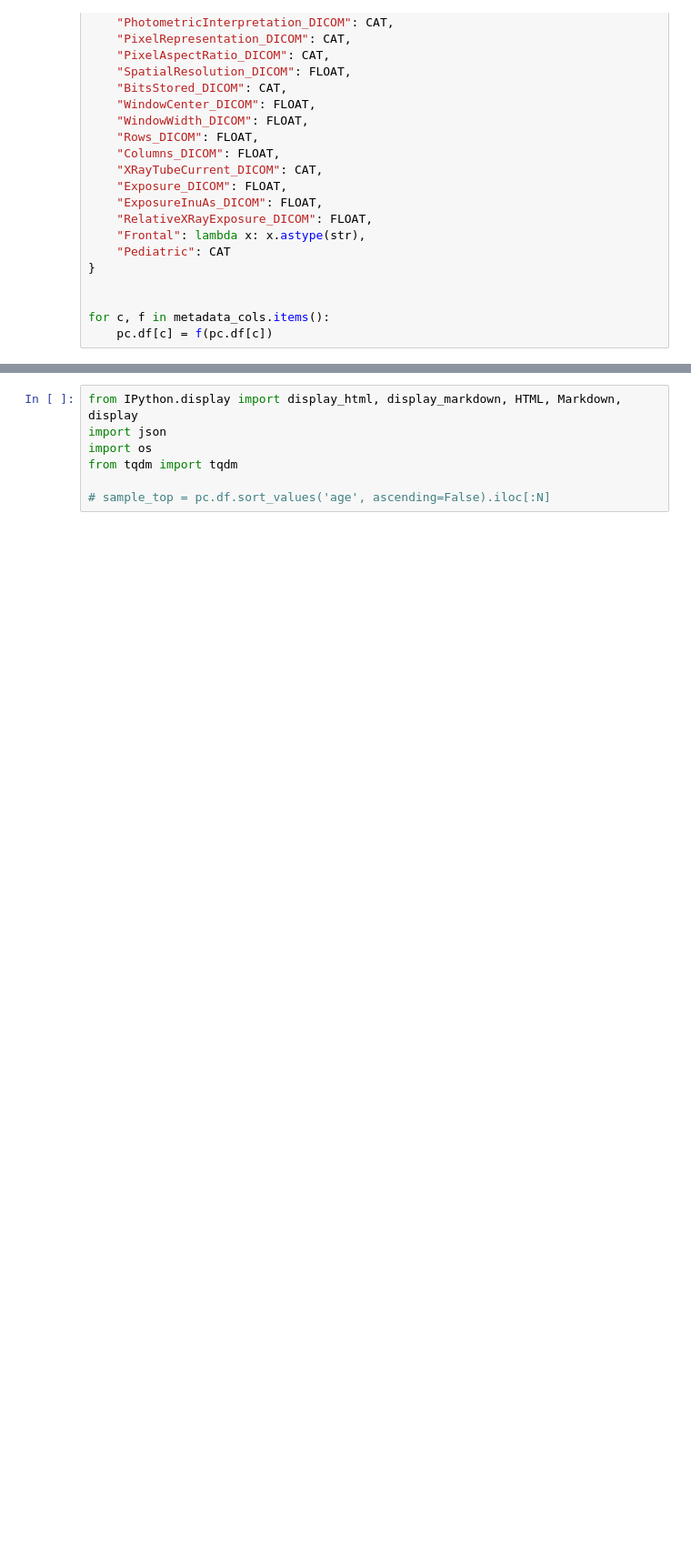
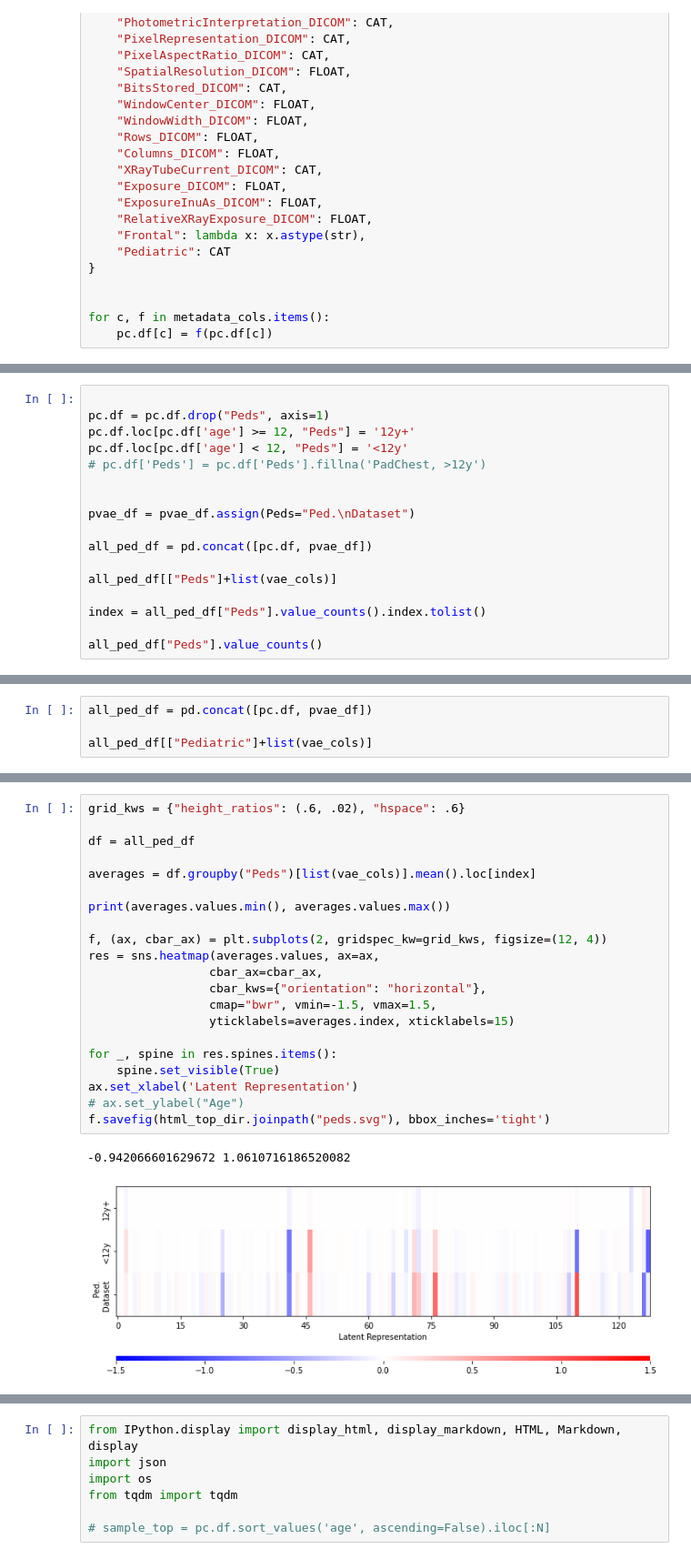
Before and after one commit to microsoft/MedImaging-ModelDriftMonitoring, a Jupyter notebook: experiments/experiment1_input_analysis/image_based_drift/dicom-vae-correlate.ipynb, the cells around one changed output, grey strips where cells are left out. Shown: that part at 91% size. Drawn from its saved outputs; the diff is of its cells as text; blank space fills up the shorter version.

```diff
--- a/experiments/experiment1_input_analysis/image_based_drift/dicom-vae-correlate.ipynb
+++ b/experiments/experiment1_input_analysis/image_based_drift/dicom-vae-correlate.ipynb
@@ -184,0 +357,17 @@ fig.show()
+# %%
+
+pc.df = pc.df.drop("Peds", axis=1)
+pc.df.loc[pc.df['age'] >= 12, "Peds"] = '12y+'
+pc.df.loc[pc.df['age'] < 12, "Peds"] = '<12y'
+# pc.df['Peds'] = pc.df['Peds'].fillna('PadChest, >12y')
+
+
+pvae_df = pvae_df.assign(Peds="Ped.\nDataset")
+
+all_ped_df = pd.concat([pc.df, pvae_df])
+
+all_ped_df[["Peds"]+list(vae_cols)]
+
+index = all_ped_df["Peds"].value_counts().index.tolist()
+
+all_ped_df["Peds"].value_counts()
@@ -184,0 +379,4 @@ fig.show()
+# %%
+all_ped_df = pd.concat([pc.df, pvae_df])
+
+all_ped_df[["Pediatric"]+list(vae_cols)]
@@ -184,0 +397,24 @@ fig.show()
+# %%
+grid_kws = {"height_ratios": (.6, .02), "hspace": .6}
+
+df = all_ped_df
+
+averages = df.groupby("Peds")[list(vae_cols)].mean().loc[index]
+
+print(averages.values.min(), averages.values.max())
+
+f, (ax, cbar_ax) = plt.subplots(2, gridspec_kw=grid_kws, figsize=(12, 4))
+res = sns.heatmap(averages.values, ax=ax,
+                 cbar_ax=cbar_ax,
+                 cbar_kws={"orientation": "horizontal"},
+                 cmap="bwr", vmin=-1.5, vmax=1.5,
+                 yticklabels=averages.index, xticklabels=15)
+
+for _, spine in res.spines.items():
+    spine.set_visible(True)
+ax.set_xlabel('Latent Representation')
+# ax.set_ylabel("Age")
+f.savefig(html_top_dir.joinpath("peds.svg"), bbox_inches='tight')
+# %% [output]
+-0.942066601629672 1.0610716186520082
+[figure, added]
```
Also changed, not shown: parts of 37 cells of this notebook, 32 other files.
